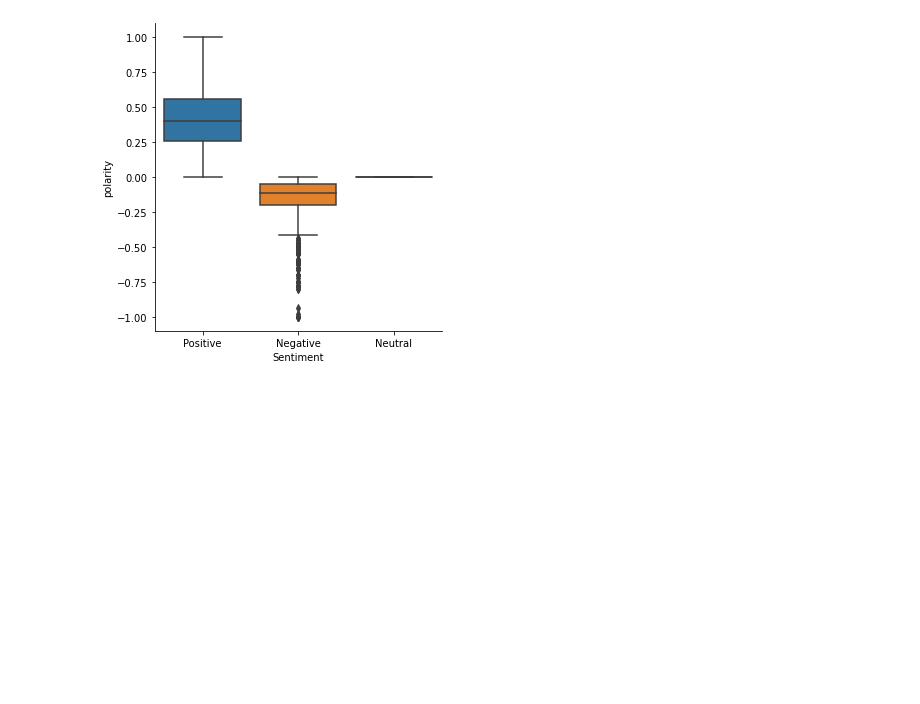
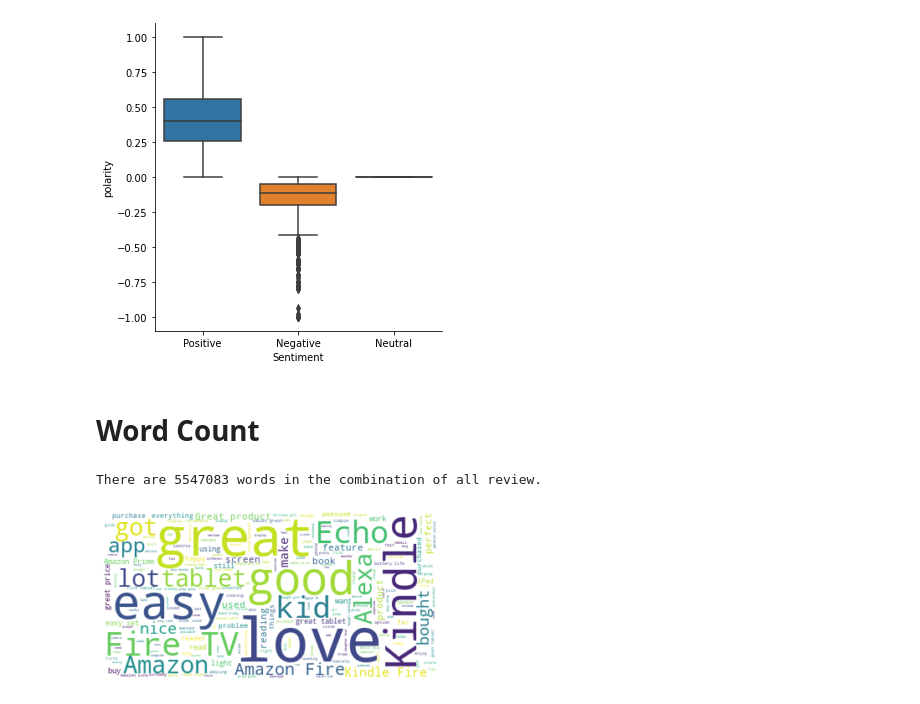
Before and after one commit to MSBX5420/Team-Mount-Lincoln, a Jupyter notebook: Sentiment_Analysis_fin.ipynb, the cells around one changed output. Saved outputs shown, nothing was run; the diff lists cells and outputs as text; code cells hidden in the pictures; blank space fills up the shorter version.

```diff
--- a/Sentiment_Analysis_fin.ipynb
+++ b/Sentiment_Analysis_fin.ipynb
@@ -91,3 +82,5 @@ sns.catplot(x="Sentiment",y="polarity",kind='box',data=df_new)
 # %% [output]
 <seaborn.axisgrid.FacetGrid at 0x...>
 [figure]
+# %% [markdown]
+# Word Count
@@ -93,0 +92,17 @@ sns.catplot(x="Sentiment",y="polarity",kind='box',data=df_new)
+# %%
+text = " ".join(review for review in df_new['reviews.text'])
+print ("There are {} words in the combination of all review.".format(len(text)))
+# %% [output]
+There are 5547083 words in the combination of all review.
+# %%
+stopwords = set(STOPWORDS)
+stopwords.update(["I", "now", "time", "much", "well","old","use","one","need","thing","really","device","will","works","app","better","even"])#,"easy"])
+
+wordcloud = WordCloud(stopwords=stopwords, background_color="white").generate(text)
+
+# Display the generated image:
+plt.imshow(wordcloud, interpolation='bilinear')
+plt.axis("off")
+plt.show()
+# %% [output]
+[figure, added]
```
Also changed, not shown: parts of 3 cells of this notebook.
